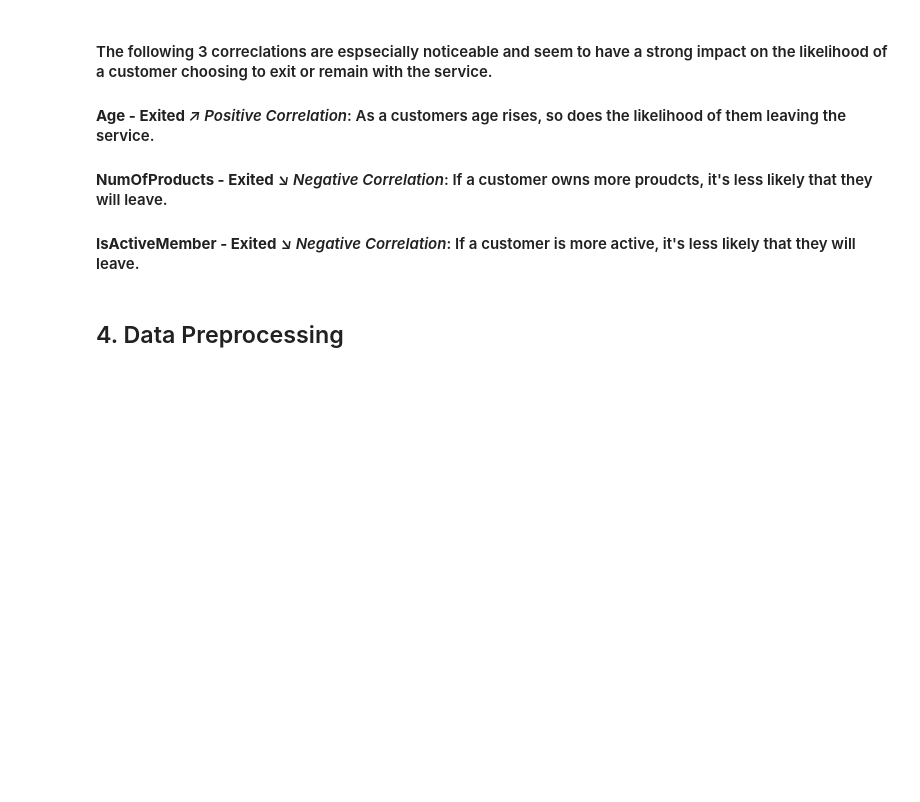
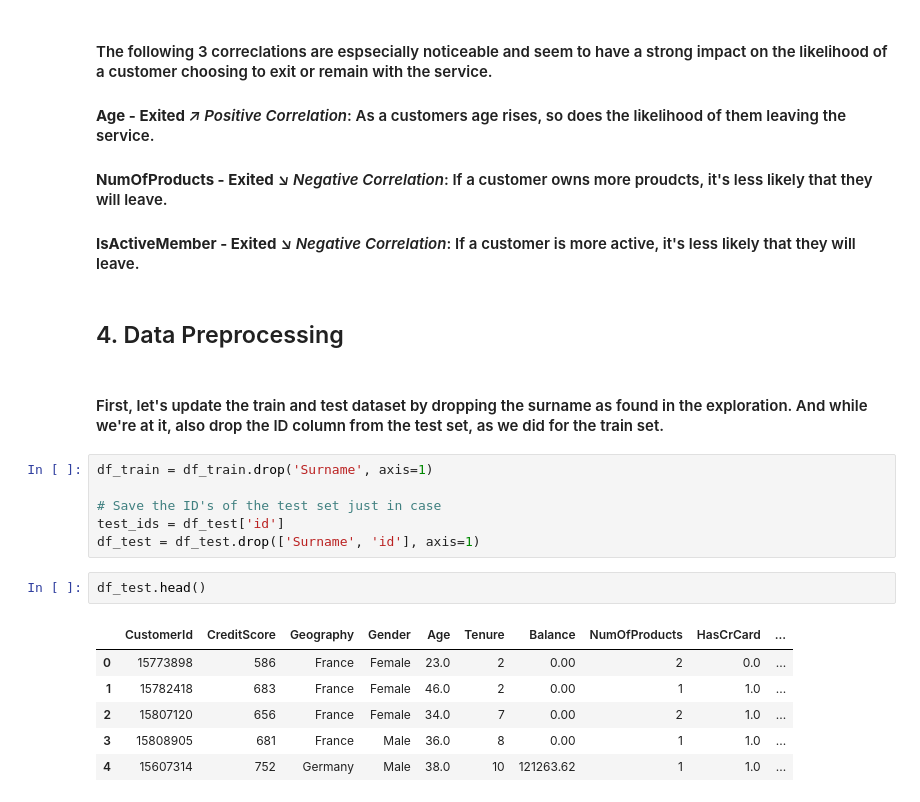
Before and after one commit to Kaaykun/Kaggle-Competition-01, a Jupyter notebook: notebooks/main.ipynb, the cells around one changed output. Drawn from its saved outputs; the diff is of its cells as text; blank space fills up the shorter version.

```diff
--- a/notebooks/main.ipynb
+++ b/notebooks/main.ipynb
@@ -298,3 +312,20 @@ corr.style.background_gradient(cmap='coolwarm')
 #### **IsActiveMember - Exited** *↘ Negative Correlation*: If a customer is more active, it's less likely that they will leave.
 # %% [markdown]
 ## 4. Data Preprocessing
+# %% [markdown]
+#### First, let's update the train and test dataset by dropping the surname as found in the exploration. And while we're at it, also drop the ID column from the test set, as we did for the train set.
+# %%
+df_train = df_train.drop('Surname', axis=1)
+
+# Save the ID's of the test set just in case
+test_ids = df_test['id']
+df_test = df_test.drop(['Surname', 'id'], axis=1)
+# %%
+df_test.head()
+# %% [output]
+|  | CustomerId | CreditScore | Geography | Gender | Age | Tenure | Balance | NumOfProducts | HasCrCard | ... |
+| 0 | 15773898 | 586 | France | Female | 23.0 | 2 | 0.00 | 2 | 0.0 | ... |
+| 1 | 15782418 | 683 | France | Female | 46.0 | 2 | 0.00 | 1 | 1.0 | ... |
+| 2 | 15807120 | 656 | France | Female | 34.0 | 7 | 0.00 | 2 | 1.0 | ... |
+| 3 | 15808905 | 681 | France | Male | 36.0 | 8 | 0.00 | 1 | 1.0 | ... |
+| 4 | 15607314 | 752 | Germany | Male | 38.0 | 10 | 121263.62 | 1 | 1.0 | ... |
```
Also changed, not shown: parts of 21 cells of this notebook.
